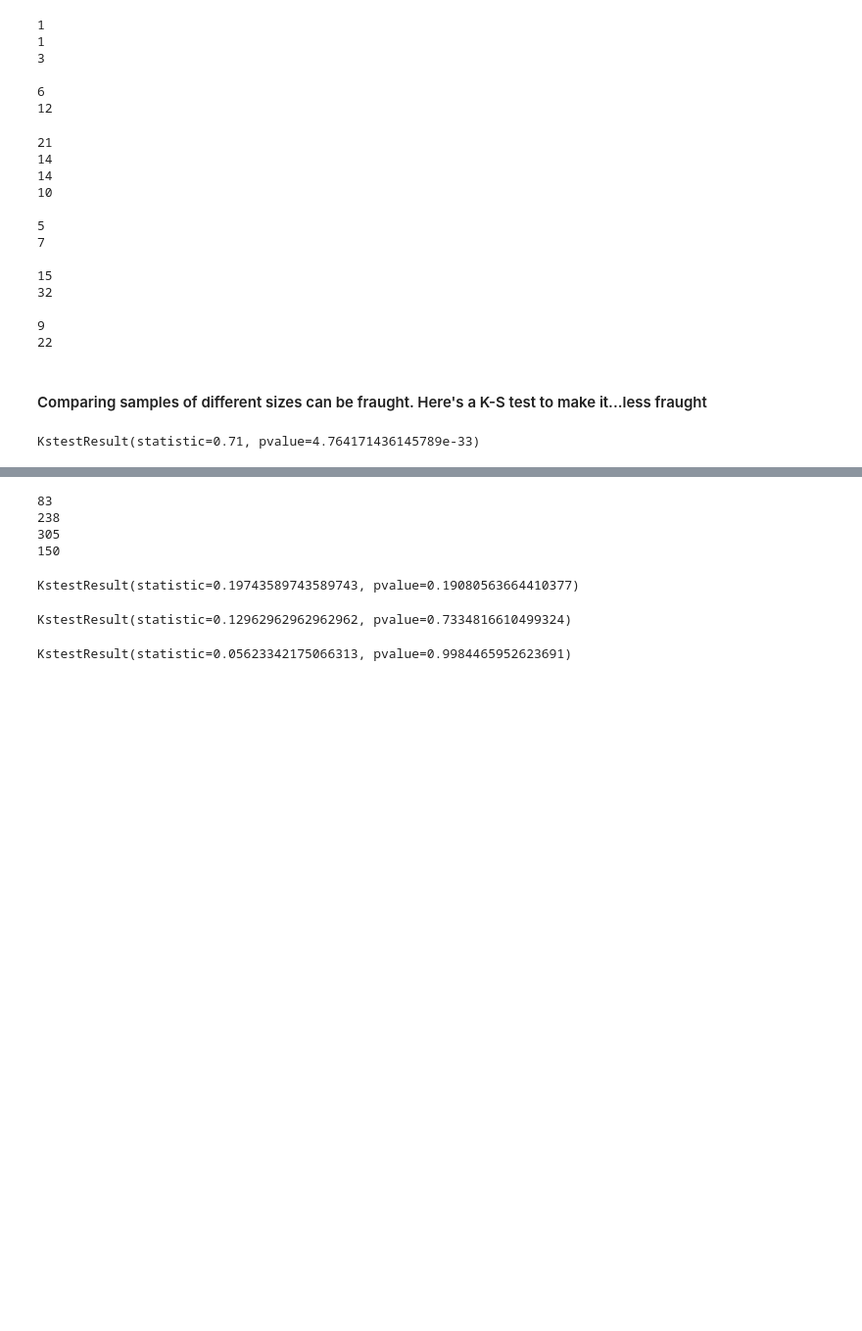
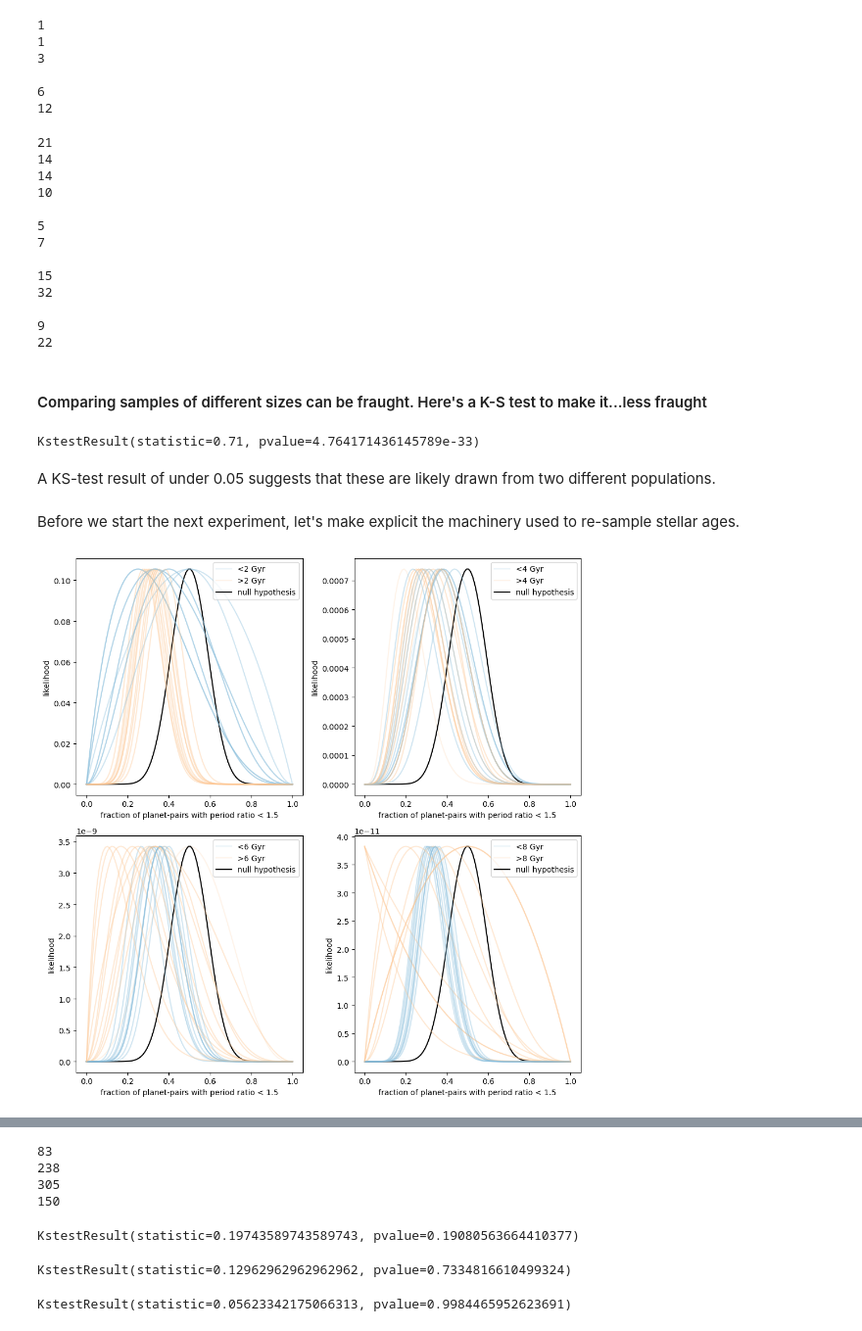
Before and after one commit to exoclam/mastrangelo, a Jupyter notebook: period-ratios/period-ratios.ipynb, the cells around one changed output, grey strips where cells are left out. Shown at 98% size. Drawn from its saved outputs; the diff is of its cells as text; code cells hidden in the pictures; blank space fills up the shorter version.

Commit message:
redid period ratio plots, with subplots for 2, 4, 6, 8 Gyr thresholds

```diff
--- a/period-ratios/period-ratios.ipynb
+++ b/period-ratios/period-ratios.ipynb
@@ -291,21 +291,27 @@ test_norm_distribution = norm.rvs(size=100, loc=0.5, random_state=rng)
 kstest(test_norm_distribution, old_ratios)
 # %% [output]
 KstestResult(statistic=0.71, pvalue=4.764171436145789e-33)
+# %% [markdown]
+A KS-test result of under 0.05 suggests that these are likely drawn from two different populations.
+# %% [markdown]
+Before we start the next experiment, let's make explicit the machinery used to re-sample stellar ages.
 # %%
-def period_ratios(threshold):
+def period_ratios(df, threshold):
 
     """
     Calculate period ratio distributions for young and old samples at different thresholds
 
-    Input: young-old threshold [Gyrs; int]
+    Input:
+    - df: kepler_planet_enriched DataFrame, with re-assigned age from bootstrapping
+    - young-old threshold [Gyrs; int]
 
     Returns: old, young, and all ratios [np.arrays]
 
     """
 
     ### koi_score
-    young = kepler_planet_enriched.loc[kepler_planet_enriched.iso_age <= threshold]
-    old = kepler_planet_enriched.loc[kepler_planet_enriched.iso_age > threshold]
+    young = kepler_planet_enriched.loc[df.age <= threshold]
+    old = kepler_planet_enriched.loc[df.age > threshold]
 
     ### fpp_prob
     #young = kepler_planet_enriched_fpp.loc[kepler_planet_enriched_fpp.iso_age <= threshold]
@@ -360,0 +404,28 @@ def period_ratios(threshold):
+# %%
+f, ((ax1, ax2), (ax3, ax4)) = plt.subplots(2, 2, figsize=(10, 10))
+
+random = np.random.default_rng(seed=42)
+#thresholds = np.linspace(2,9,8) # vary threshold from 2 to 9 Gyrs
+#thresholds = np.array([2,4,8])
+#threshold = 2
+ratio = 1.5
+fs = np.linspace(0, 1, 100)
+kepler_planet_enriched['iso_age_err'] = 0.5 * (kepler_planet_enriched.iso_age_err1 + np.abs(kepler_planet_enriched.iso_age_err2))
+
+threshold = 2
+plot(ax1, threshold)
+
+threshold = 4
+plot(ax2, threshold)
+
+threshold = 6
+plot(ax3, threshold)
+
+threshold = 8
+plot(ax4, threshold)
+
+plt.tight_layout()
+plt.savefig(path+'figures/period_ratios_3_2.png')
+plt.show()
+# %% [output]
+[figure, added]
```
Also changed, not shown: parts of 4 cells of this notebook.
